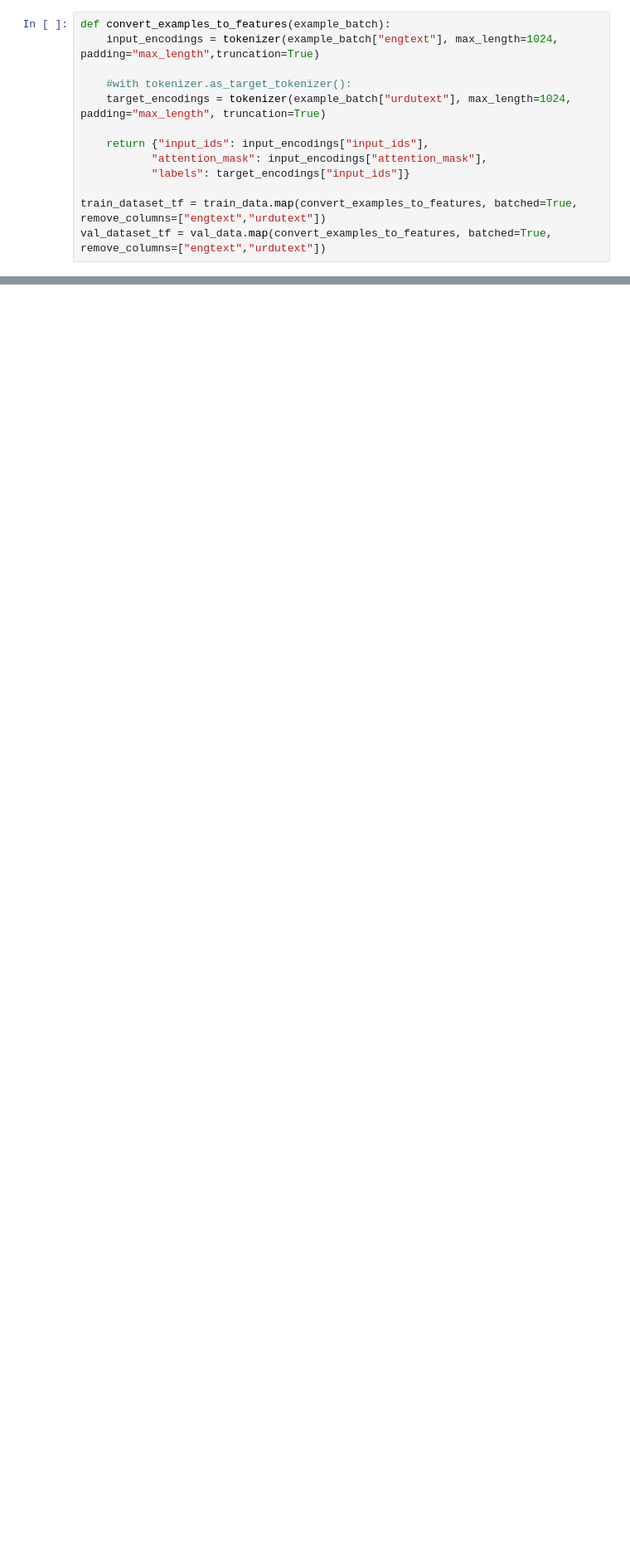
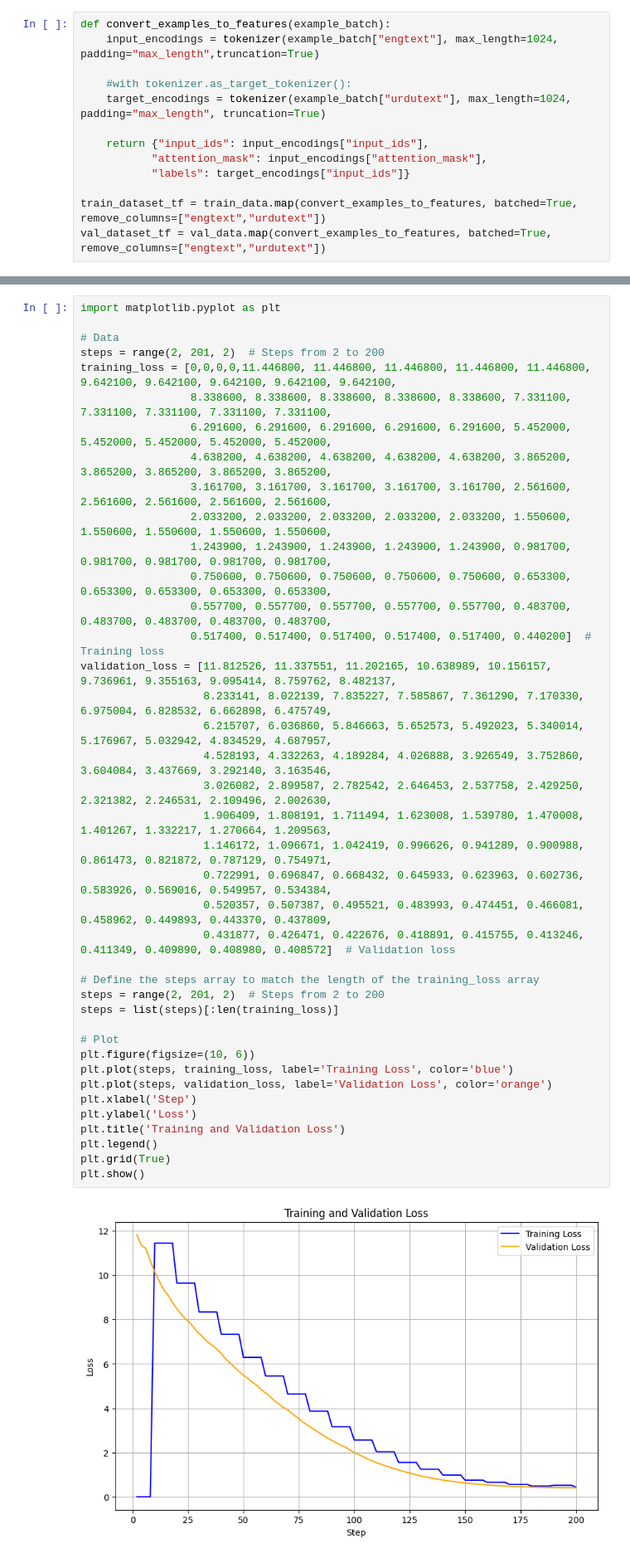
Before and after one commit to umairaziz999/BERT-Style-LLM-Assignment, a Jupyter notebook: LLM_Assignment.ipynb, the cells around one changed output, grey strips where cells are left out. Shown at 83% size. Saved outputs shown, nothing was run; the diff lists cells and outputs as text; blank space fills up the shorter version.

```diff
--- a/LLM_Assignment.ipynb
+++ b/LLM_Assignment.ipynb
@@ -282,2 +270,44 @@ trainer.train()
+# %%
+import matplotlib.pyplot as plt
+
+# Data
+steps = range(2, 201, 2)  # Steps from 2 to 200
+training_loss = [0,0,0,0,11.446800, 11.446800, 11.446800, 11.446800, 11.446800, 9.642100, 9.642100, 9.642100, 9.642100, 9.642100,
+                 8.338600, 8.338600, 8.338600, 8.338600, 8.338600, 7.331100, 7.331100, 7.331100, 7.331100, 7.331100,
+                 6.291600, 6.291600, 6.291600, 6.291600, 6.291600, 5.452000, 5.452000, 5.452000, 5.452000, 5.452000,
+                 4.638200, 4.638200, 4.638200, 4.638200, 4.638200, 3.865200, 3.865200, 3.865200, 3.865200, 3.865200,
+                 3.161700, 3.161700, 3.161700, 3.161700, 3.161700, 2.561600, 2.561600, 2.561600, 2.561600, 2.561600,
+                 2.033200, 2.033200, 2.033200, 2.033200, 2.033200, 1.550600, 1.550600, 1.550600, 1.550600, 1.550600,
+                 1.243900, 1.243900, 1.243900, 1.243900, 1.243900, 0.981700, 0.981700, 0.981700, 0.981700, 0.981700,
+                 0.750600, 0.750600, 0.750600, 0.750600, 0.750600, 0.653300, 0.653300, 0.653300, 0.653300, 0.653300,
+                 0.557700, 0.557700, 0.557700, 0.557700, 0.557700, 0.483700, 0.483700, 0.483700, 0.483700, 0.483700,
+                 0.517400, 0.517400, 0.517400, 0.517400, 0.517400, 0.440200]  # Training loss
+validation_loss = [11.812526, 11.337551, 11.202165, 10.638989, 10.156157, 9.736961, 9.355163, 9.095414, 8.759762, 8.482137,
+                   8.233141, 8.022139, 7.835227, 7.585867, 7.361290, 7.170330, 6.975004, 6.828532, 6.662898, 6.475749,
+                   6.215707, 6.036860, 5.846663, 5.652573, 5.492023, 5.340014, 5.176967, 5.032942, 4.834529, 4.687957,
+                   4.528193, 4.332263, 4.189284, 4.026888, 3.926549, 3.752860, 3.604084, 3.437669, 3.292140, 3.163546,
+                   3.026082, 2.899587, 2.782542, 2.646453, 2.537758, 2.429250, 2.321382, 2.246531, 2.109496, 2.002630,
+                   1.906409, 1.808191, 1.711494, 1.623008, 1.539780, 1.470008, 1.401267, 1.332217, 1.270664, 1.209563,
+                   1.146172, 1.096671, 1.042419, 0.996626, 0.941289, 0.900988, 0.861473, 0.821872, 0.787129, 0.754971,
+                   0.722991, 0.696847, 0.668432, 0.645933, 0.623963, 0.602736, 0.583926, 0.569016, 0.549957, 0.534384,
+                   0.520357, 0.507387, 0.495521, 0.483993, 0.474451, 0.466081, 0.458962, 0.449893, 0.443370, 0.437809,
+                   0.431877, 0.426471, 0.422676, 0.418891, 0.415755, 0.413246, 0.411349, 0.409890, 0.408980, 0.408572]  # Validation loss
+
+# Define the steps array to match the length of the training_loss array
+steps = range(2, 201, 2)  # Steps from 2 to 200
+steps = list(steps)[:len(training_loss)]
+
+# Plot
+plt.figure(figsize=(10, 6))
+plt.plot(steps, training_loss, label='Training Loss', color='blue')
+plt.plot(steps, validation_loss, label='Validation Loss', color='orange')
+plt.xlabel('Step')
+plt.ylabel('Loss')
+plt.title('Training and Validation Loss')
+plt.legend()
+plt.grid(True)
+plt.show()
+# %% [output]
+[figure, added]
 # %%
 trainer.save_model("mbartfortranslation5000")
```
Also changed, not shown: parts of 45 cells of this notebook.
